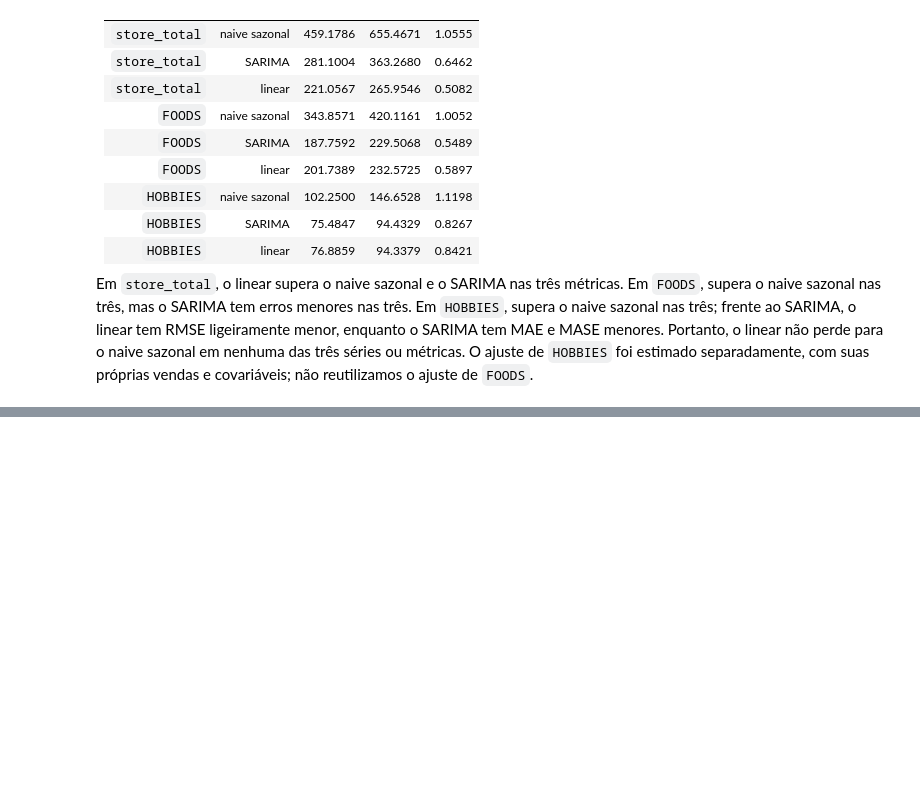
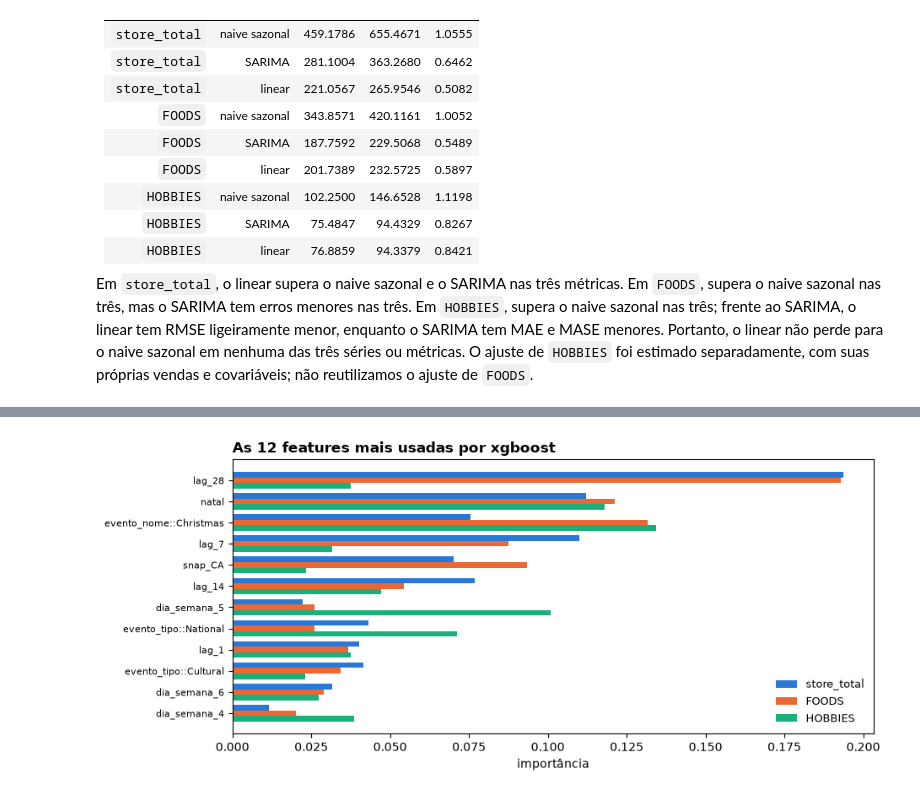
Before and after one commit to Os-Estudiosos/time-series-2026-2, a Jupyter notebook: main.ipynb, the cells around one changed output, grey strips where cells are left out. Cells and saved outputs as stored; diff of their text form; code cells hidden in the pictures; blank space fills up the shorter version.

```diff
--- a/main.ipynb
+++ b/main.ipynb
@@ -2578,0 +3154,23 @@ Em `store_total`, o linear supera o naive sazonal e o SARIMA nas três métricas
+# %%
+# Importância das features no modelo escolhido (impureza; soma 1 em cada série).
+t3_importancias = pd.DataFrame({
+    s: pd.Series(t3_modelos[(s, T3_MELHOR)].feature_importances_,
+                 index=t2_preparados[s]["X_treino"].columns)
+    for s in T2_SERIES
+})
+t3_top = t3_importancias.mean(axis=1).sort_values(ascending=False).head(12).index
+fig, ax = plt.subplots(figsize=(9.5, 4.2))
+y_pos = np.arange(len(t3_top))
+for i, s in enumerate(T2_SERIES):
+    ax.barh(y_pos + (i - 1) * 0.26, t3_importancias.loc[t3_top, s], 0.26, label=s,
+            color=cores_t2[s])
+ax.set_yticks(y_pos, t3_top, fontsize=8)
+ax.invert_yaxis()
+ax.set_xlabel("importância")
+ax.legend(frameon=False, fontsize=9)
+ax.set_title(f"As 12 features mais usadas por {T3_MELHOR}", loc="left", fontweight="bold")
+fig.tight_layout()
+fig.savefig(Path.cwd() / "figuras" / "20_importancia_features.png", dpi=140, bbox_inches="tight")
+plt.show()
+# %% [output]
+[figure, added]
```
Also changed, not shown: parts of 22 cells of this notebook, 13 other files.
